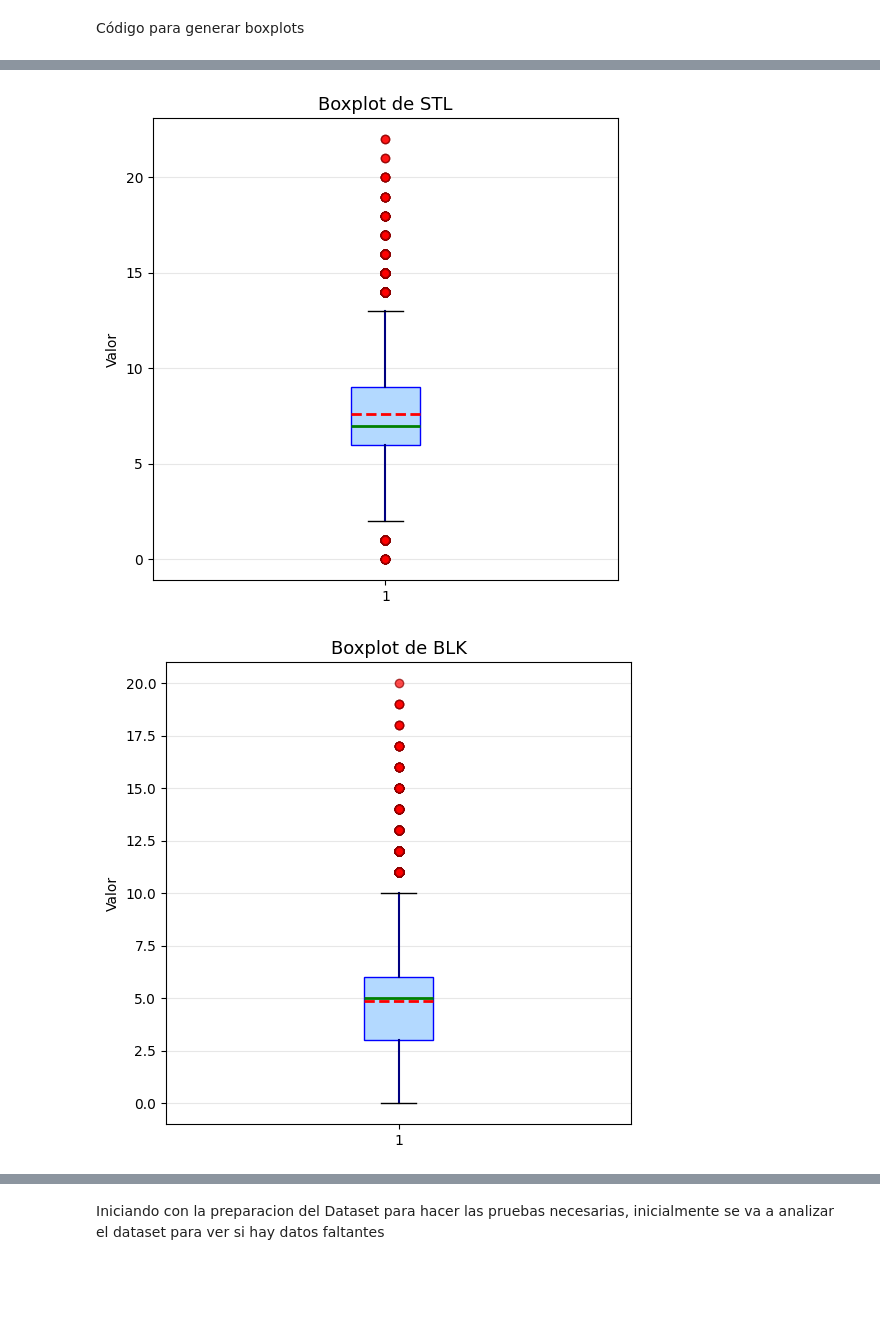
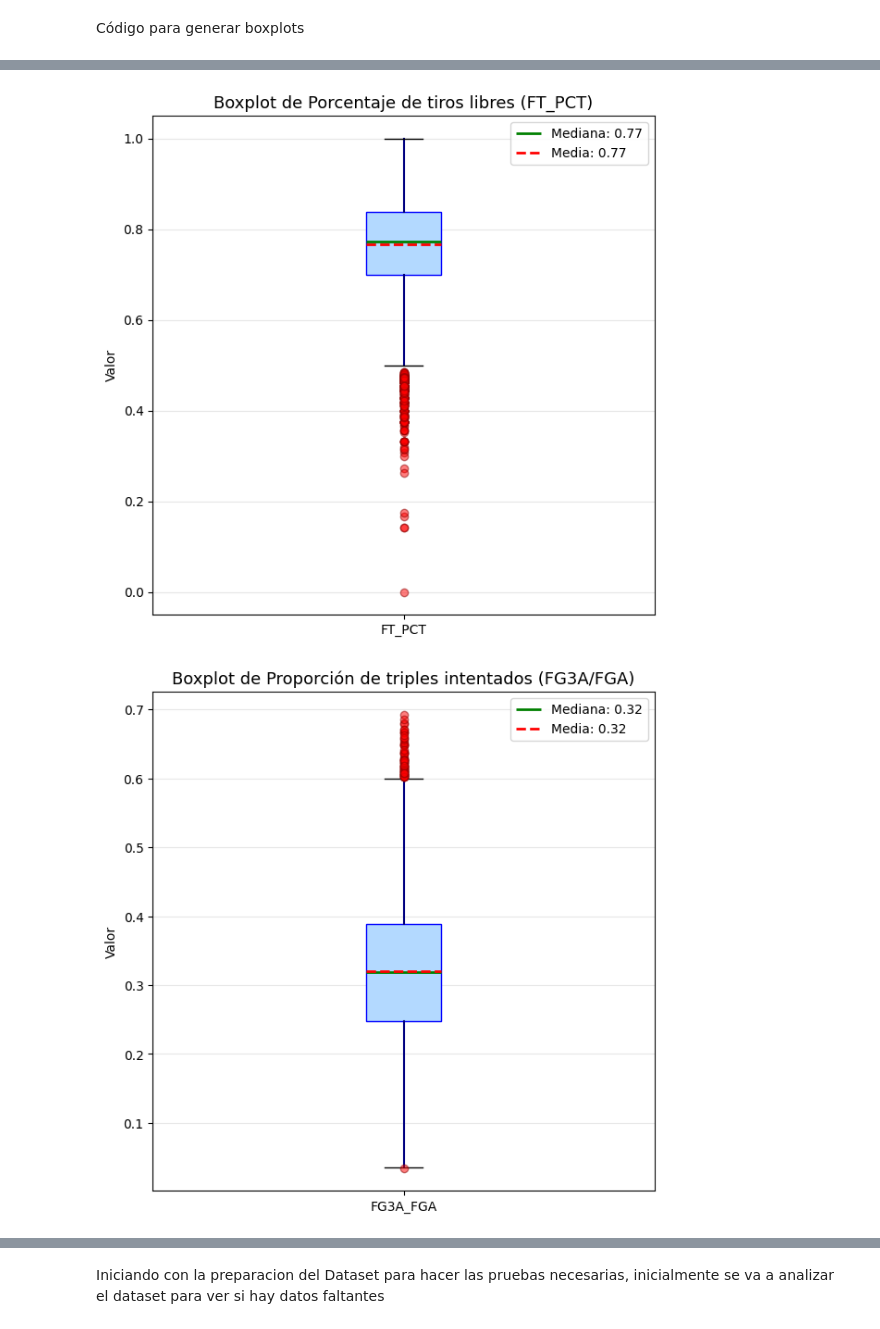
Before and after one commit to ChickenLittle02/NBA_statistics, a Jupyter notebook: Notebook.ipynb, the cells around one changed output, grey strips where cells are left out. Saved outputs shown, nothing was run; the diff lists cells and outputs as text; code cells hidden in the pictures; blank space fills up the shorter version.

```diff
--- a/Notebook.ipynb
+++ b/Notebook.ipynb
@@ -412,9 +412,11 @@ Código para generar boxplots
 # ==========================================
 
 import os
+import matplotlib.pyplot as plt
 
-# Crear variable razón (una sola vez)
-df["FG3A_FGA"] = df["FG3A"] / df["FGA"]
+# Crear variable razón (una sola vez) si no existe
+if "FG3A_FGA" not in df.columns:
+    df["FG3A_FGA"] = df["FG3A"] / df["FGA"]
 
 # Crear carpeta para boxplots si no existe
 BOXPLOT_DIR = "images/boxplots"
@@ -422,18 +424,31 @@ os.makedirs(BOXPLOT_DIR, exist_ok=True)
 
 SAVE_IMAGES = True
 
-# Lista de variables cuantitativas
-variables_boxplot = [
-    # Continuas
-    "FG_PCT", "FG3_PCT", "FT_PCT", "FG3A_FGA", "PLUS_MINUS",
-    # Discretas
-    "PTS", "FG3M", "FG3A", "AST", "REB", "STL", "BLK", "TOV"
-]
+# Diccionario de variables con etiquetas descriptivas (como en los histogramas)
+variables_info = {
+    "PTS": "Puntos totales (PTS)",
+    "FG3M": "Triples anotados (FG3M)",
+    "FG3A": "Triples intentados (FG3A)",
+    "AST": "Asistencias (AST)",
+    "REB": "Rebotes totales (REB)",
+    "STL": "Robos de balón (STL)",
+    "BLK": "Bloqueos (BLK)",
+    "TOV": "Pérdidas de balón (TOV)",
+    "FG_PCT": "Porcentaje de tiro de campo (FG_PCT)",
+    "FG3_PCT": "Porcentaje de triples (FG3_PCT)",
+    "FT_PCT": "Porcentaje de tiros libres (FT_PCT)",
+    "FG3A_FGA": "Proporción de triples intentados (FG3A/FGA)",
+    "PLUS_MINUS": "Diferencial de puntos (PLUS_MINUS)"
+}
 
-for var in variables_boxplot:
+for var, label in variables_info.items():
     data = df[var].dropna()
 
-    plt.figure(figsize=(6, 6))
+    # Calcular estadísticos para la leyenda
+    media_val = data.mean()
+    mediana_val = data.median()
+
+    plt.figure(figsize=(7, 7))
 
     box = plt.boxplot(
         data,
@@ -443,6 +458,7 @@ for var in variables_boxplot:
         meanline=True
     )
 
+    # Personalización visual
     # Caja
     box["boxes"][0].set_facecolor("#B3D9FF")
     box["boxes"][0].set_edgecolor("blue")
@@ -451,28 +467,33 @@ for var in variables_boxplot:
     for whisker in box["whiskers"]:
         whisker.set(color="navy", linewidth=1.5)
 
-    # Mediana
-    box["medians"][0].set(color="green", linewidth=2)
+    # Mediana (Verde)
+    box["medians"][0].set(color="green", linewidth=2, label=f"Mediana: {mediana_val:.2f}")
 
-    # Media
-    box["means"][0].set(color="red", linewidth=2)
+    # Media (Roja)
+    box["means"][0].set(color="red", linewidth=2, label=f"Media: {media_val:.2f}")
 
-    # Outliers
+    # Outliers (Fliers)
     for flier in box["fliers"]:
         flier.set(
             marker="o",
             markerfacecolor="red",
             markeredgecolor="darkred",
-            alpha=0.7
+            alpha=0.5
         )
 
-    plt.title(f"Boxplot de {var}", fontsize=13)
+    # Configuración de etiquetas y título
+    plt.title(f"Boxplot de {label}", fontsize=13)
     plt.ylabel("Valor")
+    plt.xticks([1], [var]) # Muestra el nombre corto en el eje X
     plt.grid(axis="y", alpha=0.3)
+
+    # Añadir leyenda para mostrar valores de Media y Mediana
+    plt.legend(loc="upper right")
 
     if SAVE_IMAGES:
         plt.savefig(
-            f"{BOXPLOT_DIR}/boxplot_{var}.png",
+            f"{BOXPLOT_DIR}/boxplot_{var.lower()}.png",
             dpi=300,
             bbox_inches="tight"
         )
@@ -492,2 +513,2 @@ for var in variables_boxplot:
-[figure, old version]
+[figure, new version]
-[figure, old version]
+[figure, new version]
```
Also changed, not shown: parts of 8 cells of this notebook, 34 other files.
